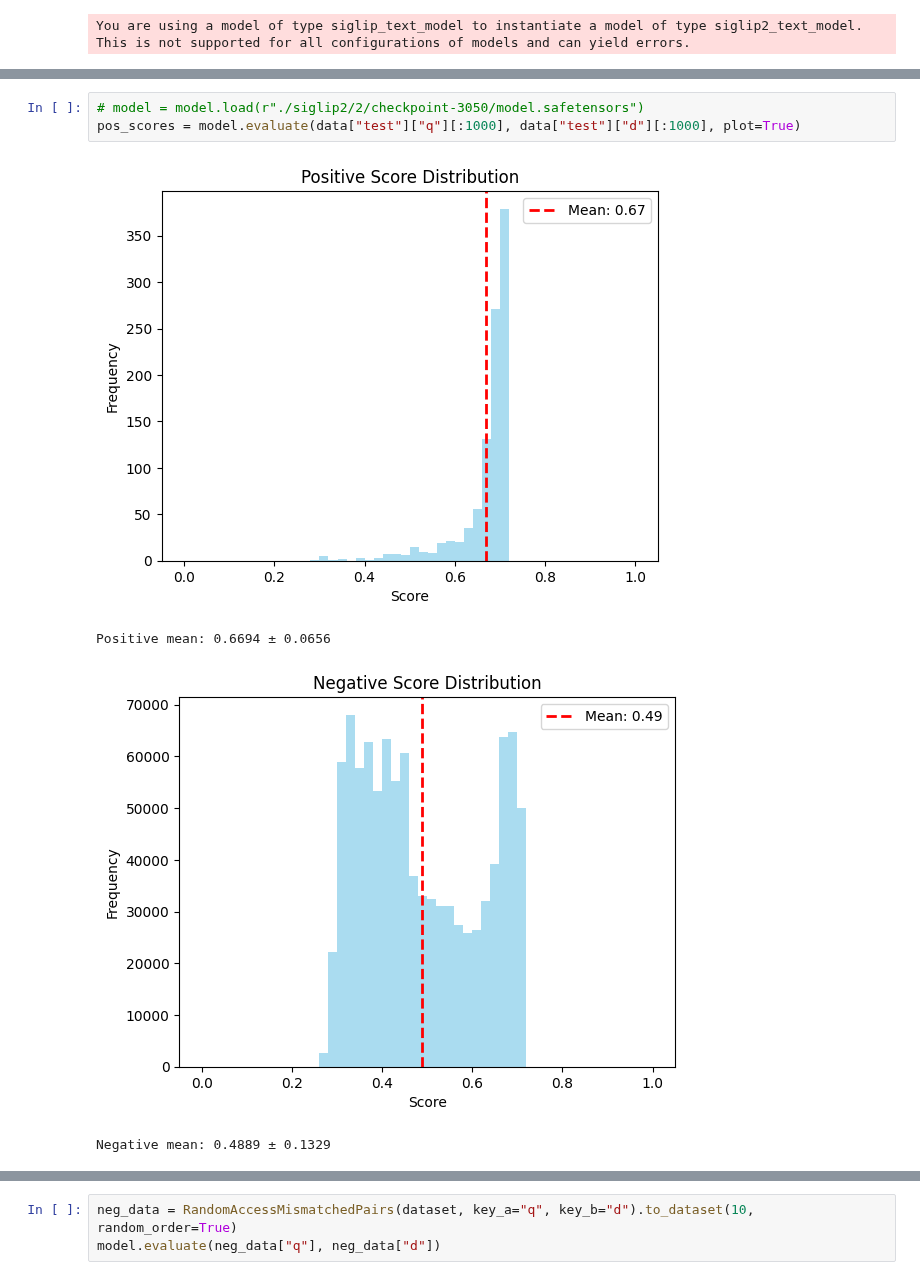
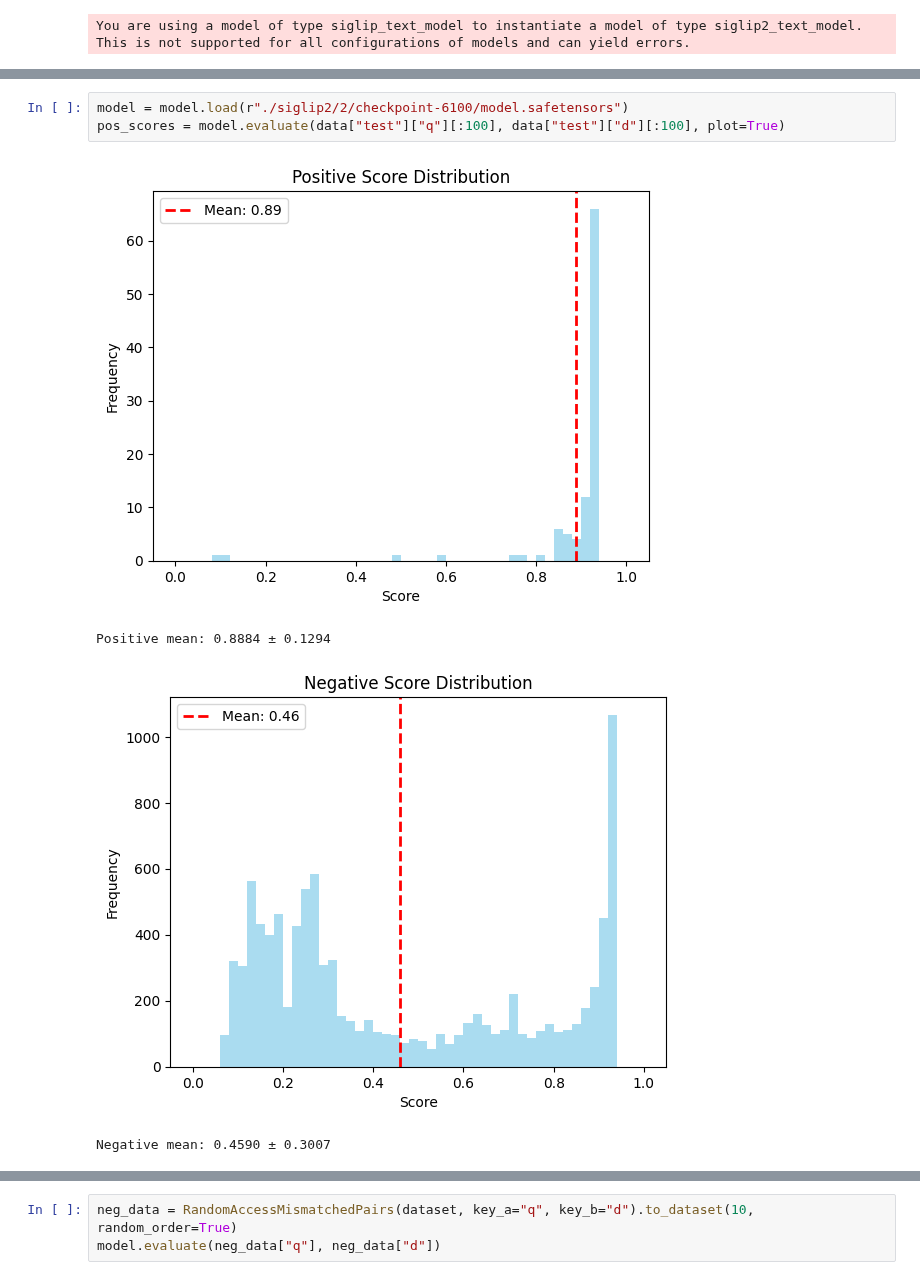
Before and after one commit to hscells-org/project-doehl-boolean-clip, a Jupyter notebook: dev.ipynb, the cells around one changed output, grey strips where cells are left out. Drawn from its saved outputs; the diff is of its cells as text.

```diff
--- a/dev.ipynb
+++ b/dev.ipynb
@@ -82,8 +82,8 @@ TrainOutput(global_step=3050, training_loss=1.1721528000128074, metrics={'train_
 # %%
-# model = model.load(r"./siglip2/2/checkpoint-3050/model.safetensors")
-pos_scores = model.evaluate(data["test"]["q"][:1000], data["test"]["d"][:1000], plot=True)
+model = model.load(r"./siglip2/2/checkpoint-6100/model.safetensors")
+pos_scores = model.evaluate(data["test"]["q"][:100], data["test"]["d"][:100], plot=True)
 # %% [output]
-[figure, old version]
+[figure, new version]
-Positive mean: 0.6694 ± 0.0656
+Positive mean: 0.8884 ± 0.1294
-[figure, old version]
+[figure, new version]
-Negative mean: 0.4889 ± 0.1329
+Negative mean: 0.4590 ± 0.3007
```
Also changed, not shown: parts of 2 cells of this notebook, 1 other file.
